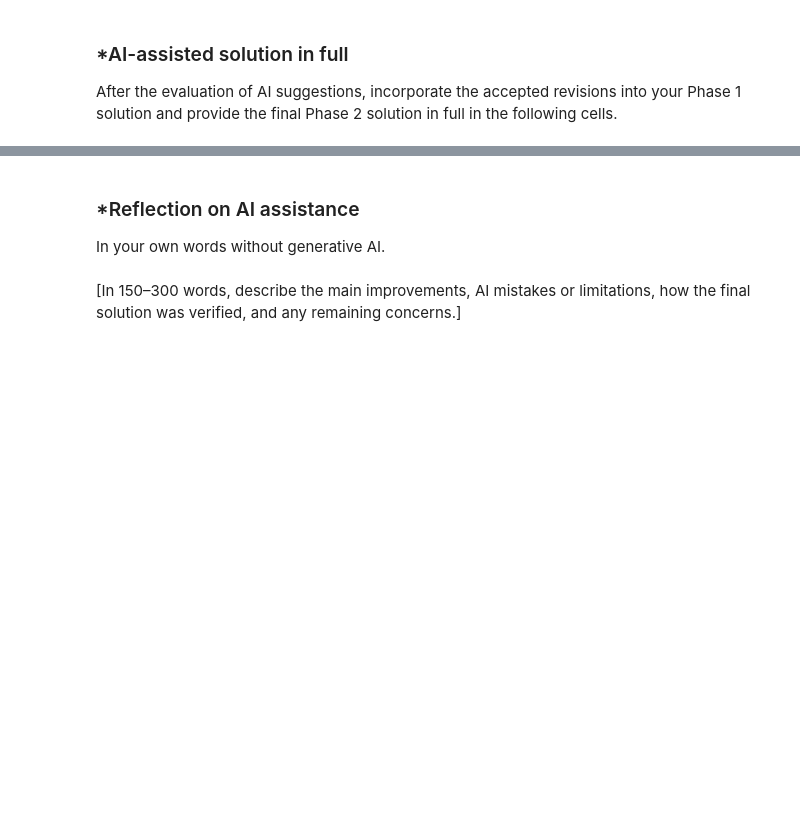
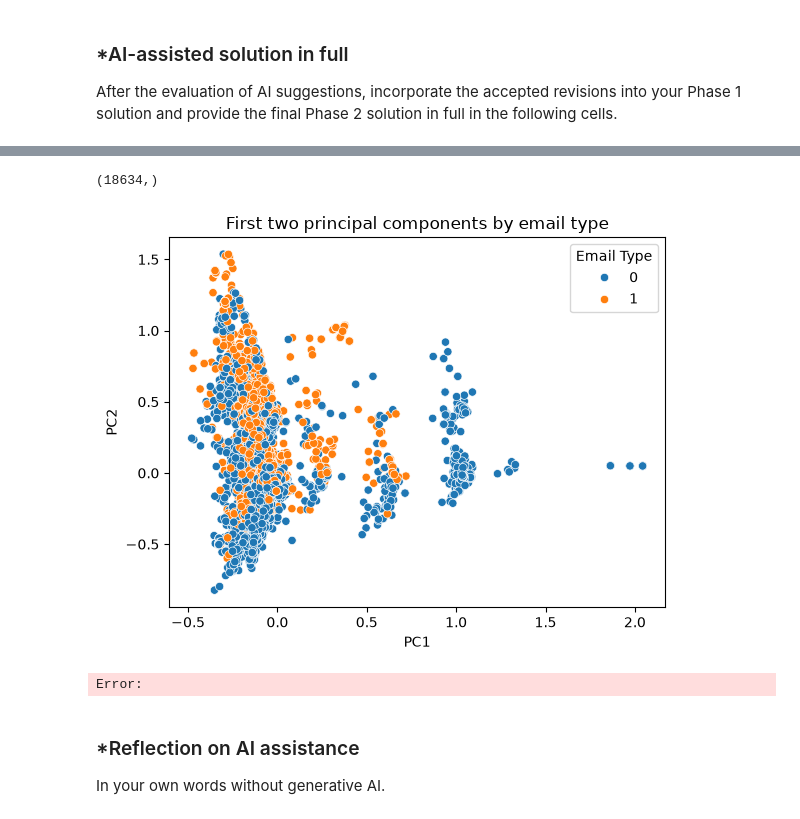
Before and after one commit to clairemcginn05/A05-pca, a Jupyter notebook: notebook.ipynb, the cells around one changed output, grey strips where cells are left out. Drawn from its saved outputs; the diff is of its cells as text; code cells hidden in the pictures; blank space fills up the shorter version.

```diff
--- a/notebook.ipynb
+++ b/notebook.ipynb
@@ -252,0 +337,23 @@ After the evaluation of AI suggestions, incorporate the accepted revisions into
+# %%
+import pandas as pd
+import pyarrow as pa
+from sklearn.model_selection import train_test_split
+
+df_phishing = pd.read_parquet('data/Phishing_clean.parquet')
+
+eval_X_raw = df_phishing.drop(columns=['Email Type'])
+eval_y = df_phishing['Email Type']
+
+X_train, X_test, y_train, y_test = train_test_split(eval_X_raw, eval_y, test_size=0.2, random_state = 42)
+# Regression value
+from sklearn.linear_model import LinearRegression
+
+sk_fit = LinearRegression()
+sk_fit.fit(X_train, y_train)
+
+print("R-squared Train:", round(sk_fit.score(X_train, y_train), 4))
+print("R-squared Test:", round(sk_fit.score(X_test, y_test), 4))
+
+
+# The R-sqaured value for the training data was 0.767 and for the testing data was 0.6659
+# Large coefficients on rare words are often a sign of overfitting.
@@ -252,0 +387,8 @@ After the evaluation of AI suggestions, incorporate the accepted revisions into
+# %%
+from sklearn.decomposition import PCA
+
+pca_emails = PCA(n_components=2).fit(eval_X_raw)
+X_pca_sklearn = pca_emails.transform(eval_X_raw)
+
+print("Rows and score columns:", X_pca_sklearn.shape)
+print("Sklearn:", pca_emails.explained_variance_ratio_.round(2))
@@ -252,0 +408,30 @@ After the evaluation of AI suggestions, incorporate the accepted revisions into
+# %%
+PC1 = X_pca_sklearn[:,0]
+PC2 = X_pca_sklearn[:,1]
+PC1.shape
+PC2.shape
+# %% [output]
+(18634,)
+# %%
+import seaborn as sns
+
+sns.scatterplot(x=PC1, y=PC2, hue=df_phishing['Email Type'])
+plt.xlabel('PC1'); plt.ylabel('PC2')
+plt.title('First two principal components by email type')
+plt.show()
+# %% [output]
+[figure, added]
+# %%
+pca_emails_multiple = PCA(n_components=2610).fit(X_train)
+X_train_pca = pca_emails_multiple.transform(X_train)
+
+X_test_pca = pca_emails_multiple.transform(X_test)
+
+pca_lr_model = LinearRegression().fit(X_train_pca, y_train)
+
+print('R-sqaured -- training set:', round(pca_lr_model.score(X_train_pca, y_train), 4))
+print('R-sqaured -- test set:', round(pca_lr_model.score(X_test_pca, y_test), 4))
+
+# Performance is nearly identical to the regression on the original features, with a very slightly higher test R-squared. Keeping 2,610 of 2,711 components retains almost all the information, so this is essentially thesame model. Dropping ~100 low-variance components changes little.
+# %% [output]
+Error:
@@ -253,5 +442,3 @@ After the evaluation of AI suggestions, incorporate the accepted revisions into
 # %% [markdown]
 ### *Reflection on AI assistance
 In your own words without generative AI.
-# %% [markdown]
-[In 150–300 words, describe the main improvements, AI mistakes or limitations, how the final solution was verified, and any remaining concerns.]
```
Also changed, not shown: parts of 17 cells of this notebook.
